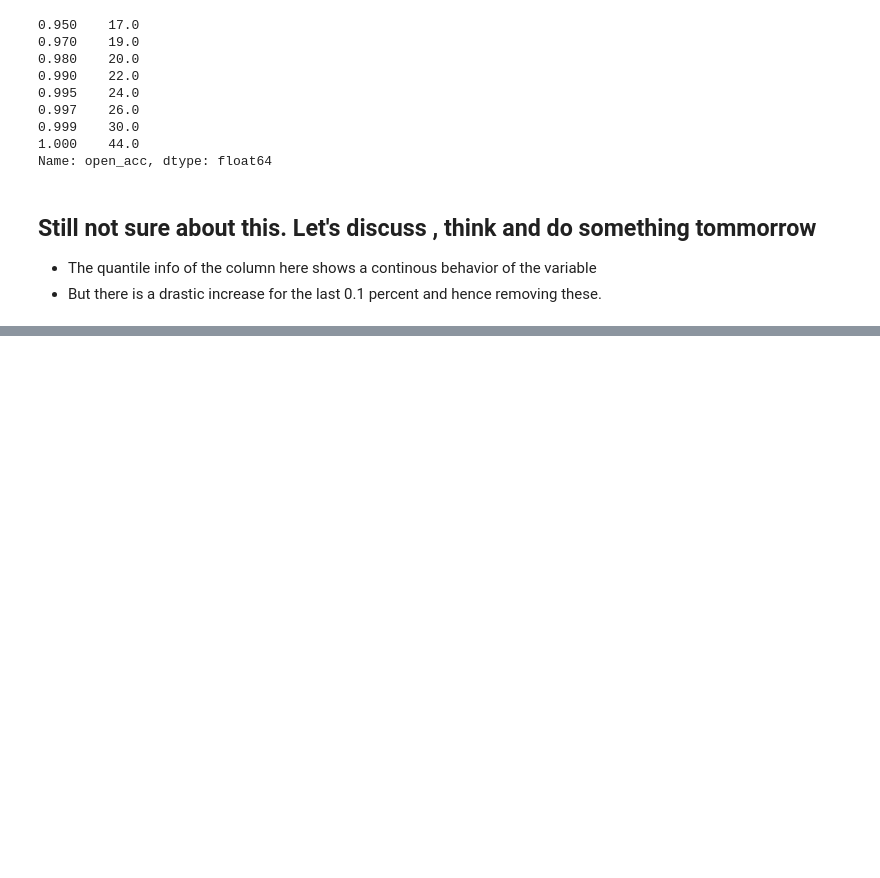
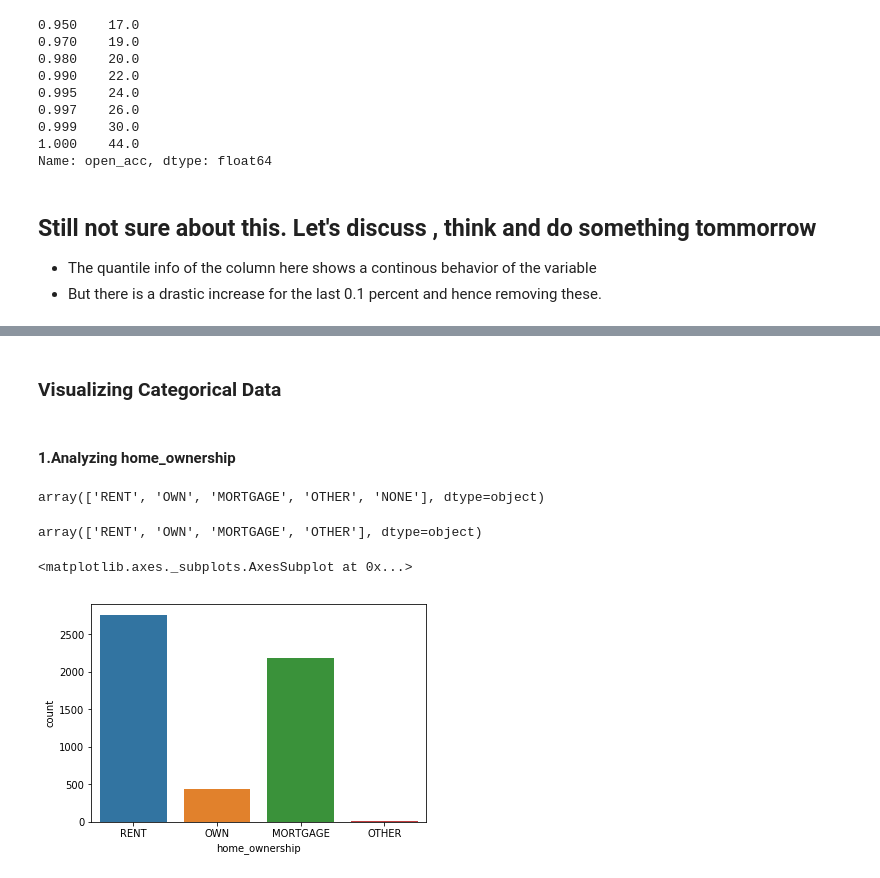
Before and after one commit to anushkaparadkar/lending-club-case-study, a Jupyter notebook: lending-case-study.ipynb, the cells around one changed output, grey strips where cells are left out. Drawn from its saved outputs; the diff is of its cells as text; code cells hidden in the pictures; blank space fills up the shorter version.

Commit message:
plotted categorical variables

```diff
--- a/lending-case-study.ipynb
+++ b/lending-case-study.ipynb
@@ -282,0 +299,22 @@ sns.boxplot(loan_data.open_acc)
+# %% [markdown]
+### Visualizing Categorical Data
+# %% [markdown]
+####  1.Analyzing home_ownership
+# %%
+#checking unique values for home_ownership
+loan_data['home_ownership'].unique()
+# %% [output]
+array(['RENT', 'OWN', 'MORTGAGE', 'OTHER', 'NONE'], dtype=object)
+# %%
+#replacing 'NONE' with 'OTHERS'
+loan_data['home_ownership'].replace(to_replace = ['NONE'],value='OTHER',inplace = True)
+# %%
+#checking unique values for home_ownership again
+loan_data['home_ownership'].unique()
+# %% [output]
+array(['RENT', 'OWN', 'MORTGAGE', 'OTHER'], dtype=object)
+# %%
+sns.countplot(x='home_ownership', data=loan_data[loan_data['loan_status']=='Charged Off'])
+# %% [output]
+<matplotlib.axes._subplots.AxesSubplot at 0x...>
+[figure, added]
```
Also changed, not shown: parts of 16 cells of this notebook.
